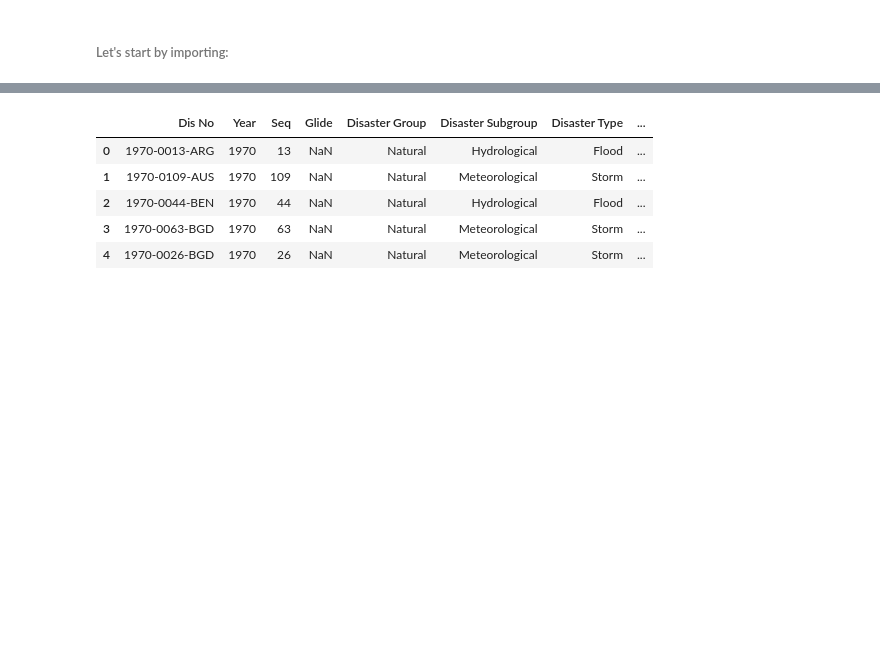
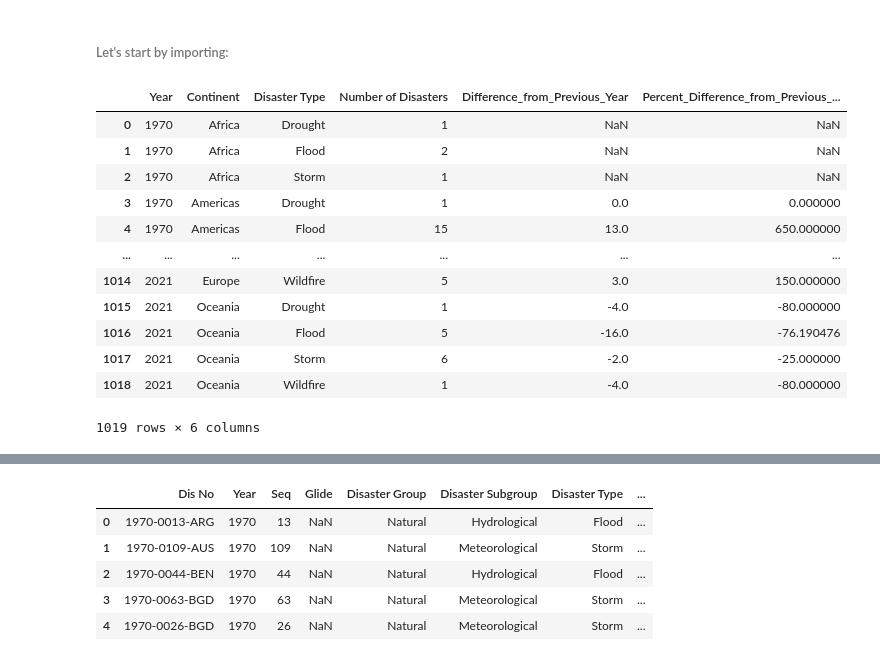
Before and after one commit to ubco-W2022T2-data301/project-group-group42, a Jupyter notebook: analysis/analysisRona.ipynb, the cells around one changed output, grey strips where cells are left out. Cells and saved outputs as stored; diff of their text form; code cells hidden in the pictures; blank space fills up the shorter version.

Commit message:
updated analysis Rona

```diff
--- a/analysis/analysisRona.ipynb
+++ b/analysis/analysisRona.ipynb
@@ -8,3 +8,23 @@
 #### I am interested in the relationship between an increase over time of natural disasters and carbon dioxide emission in relation to climate change.
 # %% [markdown]
 ###### Let's start by importing:
+# %%
+#xyz = project_functionsRona.num_nd_yearly()
+import sys
+sys.path.append('..')
+from analysis.code import project_functionsRona as pt
+pt.processed_nd_data()
+# %% [output]
+|  | Year | Continent | Disaster Type | Number of Disasters | Difference_from_Previous_Year | Percent_Difference_from_Previous_... |
+| 0 | 1970 | Africa | Drought | 1 | NaN | NaN |
+| 1 | 1970 | Africa | Flood | 2 | NaN | NaN |
+| 2 | 1970 | Africa | Storm | 1 | NaN | NaN |
+| 3 | 1970 | Americas | Drought | 1 | 0.0 | 0.000000 |
+| 4 | 1970 | Americas | Flood | 15 | 13.0 | 650.000000 |
+| ... | ... | ... | ... | ... | ... | ... |
+| 1014 | 2021 | Europe | Wildfire | 5 | 3.0 | 150.000000 |
+| 1015 | 2021 | Oceania | Drought | 1 | -4.0 | -80.000000 |
+| 1016 | 2021 | Oceania | Flood | 5 | -16.0 | -76.190476 |
+| 1017 | 2021 | Oceania | Storm | 6 | -2.0 | -25.000000 |
+| 1018 | 2021 | Oceania | Wildfire | 1 | -4.0 | -80.000000 |
+1019 rows × 6 columns
```
Also changed, not shown: parts of 9 cells of this notebook.
